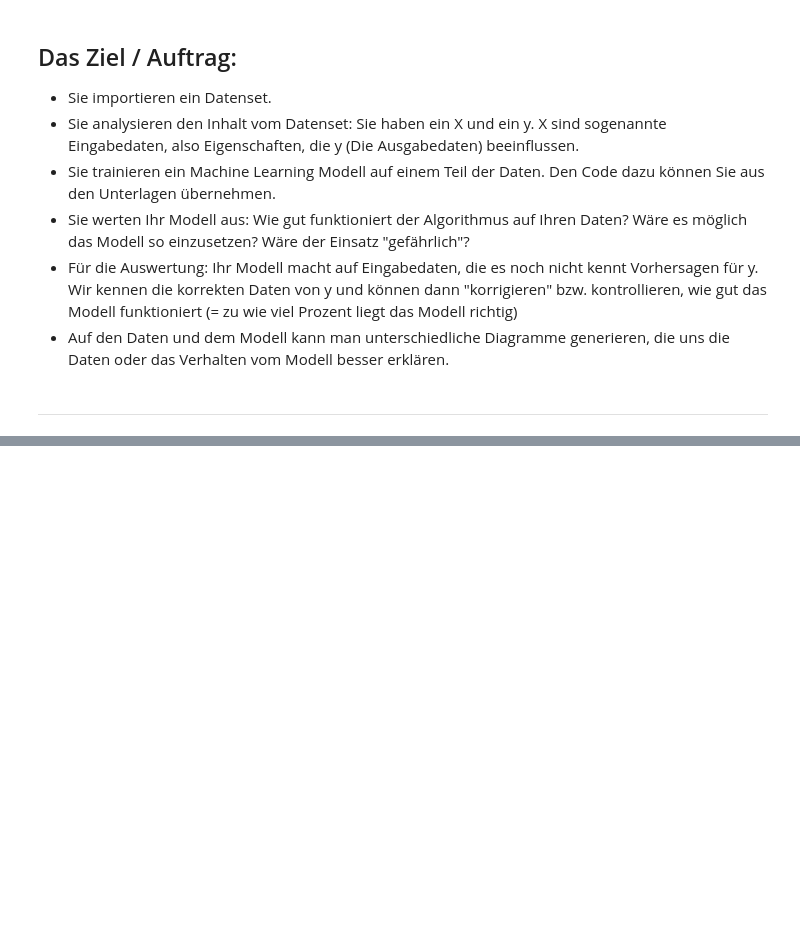
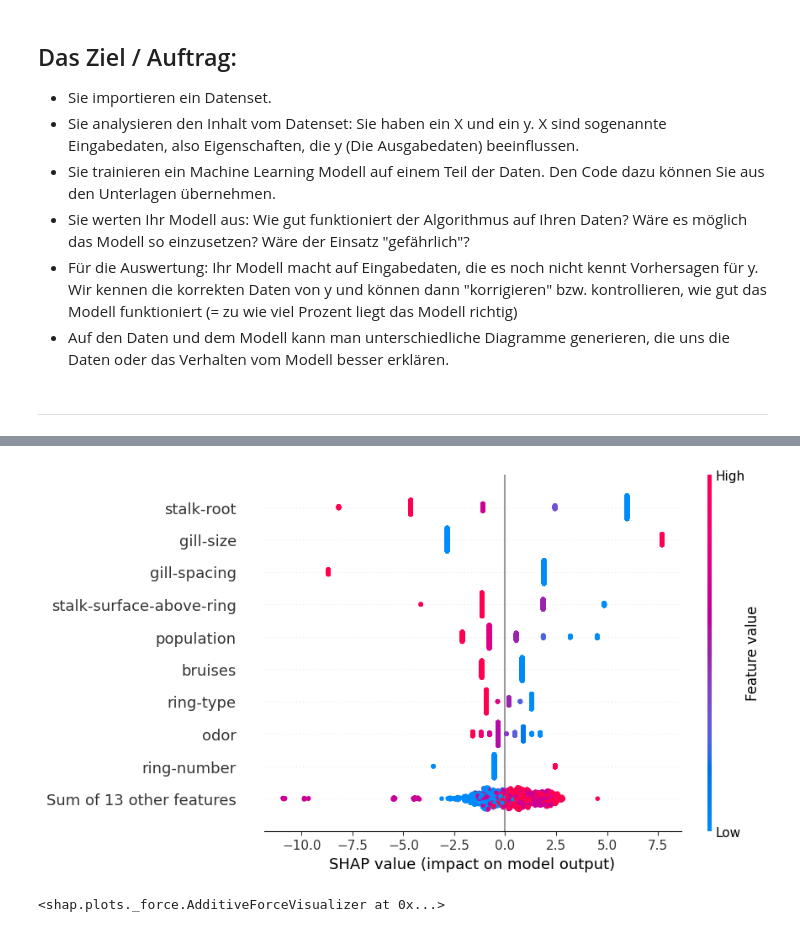
Before and after one commit to KThommen/mlproject, a Jupyter notebook: Vorlage.ipynb, the cells around one changed output, grey strips where cells are left out. Drawn from its saved outputs; the diff is of its cells as text; code cells hidden in the pictures; blank space fills up the shorter version.

```diff
--- a/Vorlage.ipynb
+++ b/Vorlage.ipynb
@@ -89,0 +434,11 @@ Fügen Sie pro Code Teil eine neue Zelle hinzu! (Es macht nichts, wenn es pro Ze
+# %%
+import shap
+import matplotlib.pyplot as plt
+
+# load JS visualization code to notebook
+shap.initjs()
+
+# Create the explainer
+explainer = shap.Explainer(classifier, X_train)
+
+shap_values = explainer(X_test)
@@ -89,0 +447,9 @@ Fügen Sie pro Code Teil eine neue Zelle hinzu! (Es macht nichts, wenn es pro Ze
+# %%
+shap.plots.beeswarm(shap_values)
+# %% [output]
+[figure, added]
+# %%
+ind = 1 # So entscheidet das Modell über Eintrag 1 in den Test Daten
+shap.plots.force(shap_values[ind])
+# %% [output]
+<shap.plots._force.AdditiveForceVisualizer at 0x...>
```
Also changed, not shown: parts of 46 cells of this notebook.
